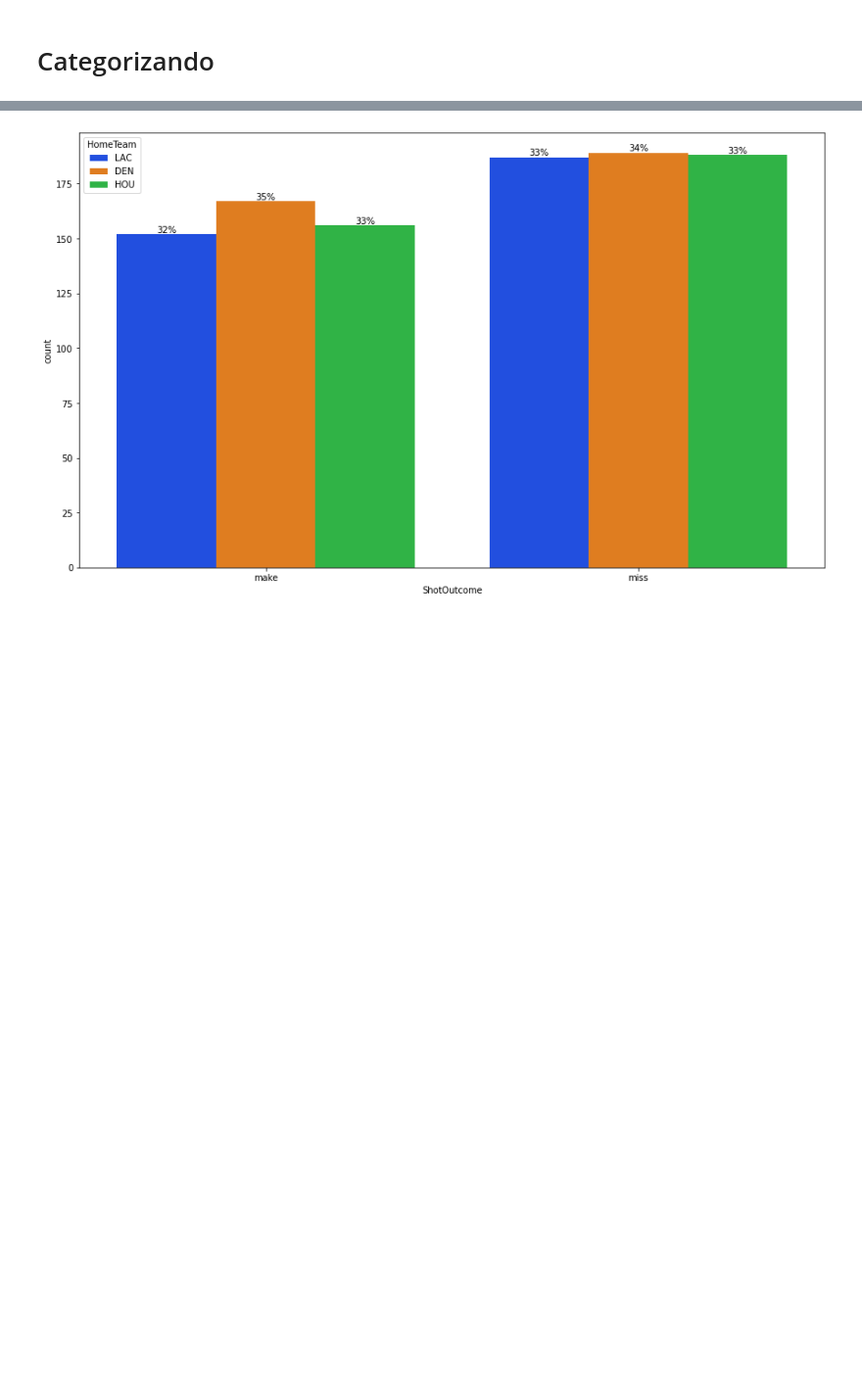
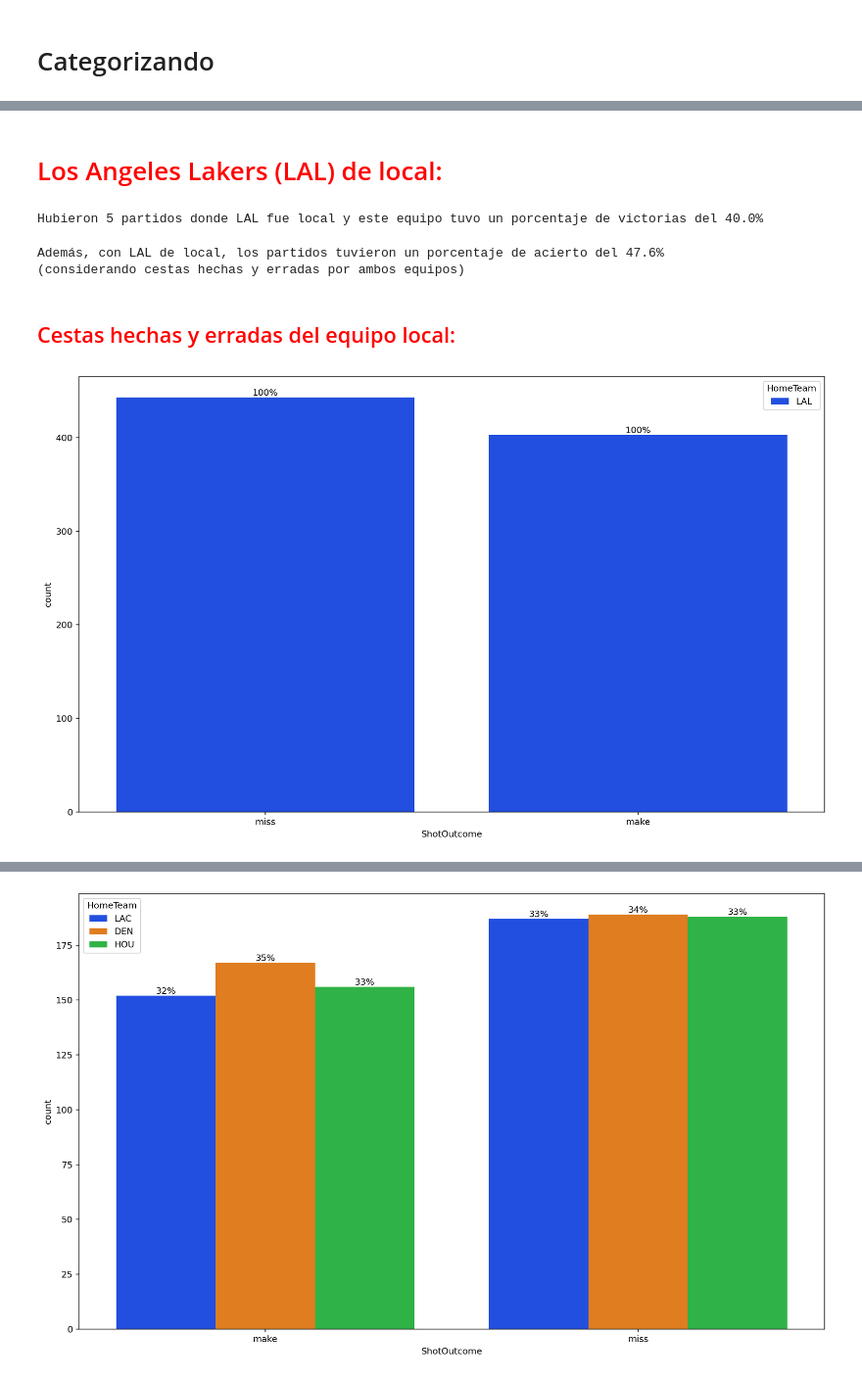
Before and after one commit to sarodriguezme/Proyecto-M.-Estad-stica, a Jupyter notebook: Proyecto_NBA.ipynb, the cells around one changed output, grey strips where cells are left out. Shown at 98% size. Saved outputs shown, nothing was run; the diff lists cells and outputs as text; code cells hidden in the pictures; blank space fills up the shorter version.

```diff
--- a/Proyecto_NBA.ipynb
+++ b/Proyecto_NBA.ipynb
@@ -296,0 +119,36 @@ def barPerc(df,xVar,ax):
+# %% [markdown]
+# <span style="color:red">Los Angeles Lakers (LAL) de local:
+# %%
+dfl_LAL=df[df['HomeTeam']=='LAL']
+dfv_LAC=df[df['AwayTeam']=='LAC']
+dfv_DEN=df[df['AwayTeam']=='DEN']
+dfv_HOU=df[df['AwayTeam']=='HOU']
+
+dfl_LAL_LAC=pd.merge(dfl_LAL, dfv_LAC, how='inner')
+dfl_LAL_DEN=pd.merge(dfl_LAL, dfv_DEN, how='inner')
+dfl_LAL_HOU=pd.merge(dfl_LAL, dfv_HOU, how='inner')
+
+dfL_LAL1=pd.concat([dfl_LAL_LAC,dfl_LAL_DEN])
+dfL_LAL=pd.concat([dfL_LAL1,dfl_LAL_HOU])
+
+num_local=dfL_LAL['Date'].nunique()
+P_L=dfL_LAL[dfL_LAL['AwayPlay']=='End of Game']['WinningTeam'].mean()
+
+print(f'Hubieron {num_local} partidos donde LAL fue local y este equipo tuvo un porcentaje de victorias del {P_L*100}%')
+# %% [output]
+Hubieron 5 partidos donde LAL fue local y este equipo tuvo un porcentaje de victorias del 40.0%
+# %%
+P_acierto_L=dfL_LAL['ShotOutcome'].value_counts().min()/dfL_LAL['ShotOutcome'].value_counts().sum()
+print(f'Además, con LAL de local, los partidos tuvieron un porcentaje de acierto del {np.round(P_acierto_L*100,1)}% \n'
+      '(considerando cestas hechas y erradas por ambos equipos) ')
+# %% [output]
+Además, con LAL de local, los partidos tuvieron un porcentaje de acierto del 47.6%
+(considerando cestas hechas y erradas por ambos equipos)
+# %% [markdown]
+## <span style="color:red">Cestas hechas y erradas del equipo local:
+# %%
+plt.figure(figsize=[15,9])
+ax=sns.countplot(x='ShotOutcome',data=dfL_LAL,hue='HomeTeam',palette='bright')
+barPerc(dfL_LAL,'ShotOutcome',ax)
+# %% [output]
+[figure, added]
```
Also changed, not shown: parts of 80 cells of this notebook.
